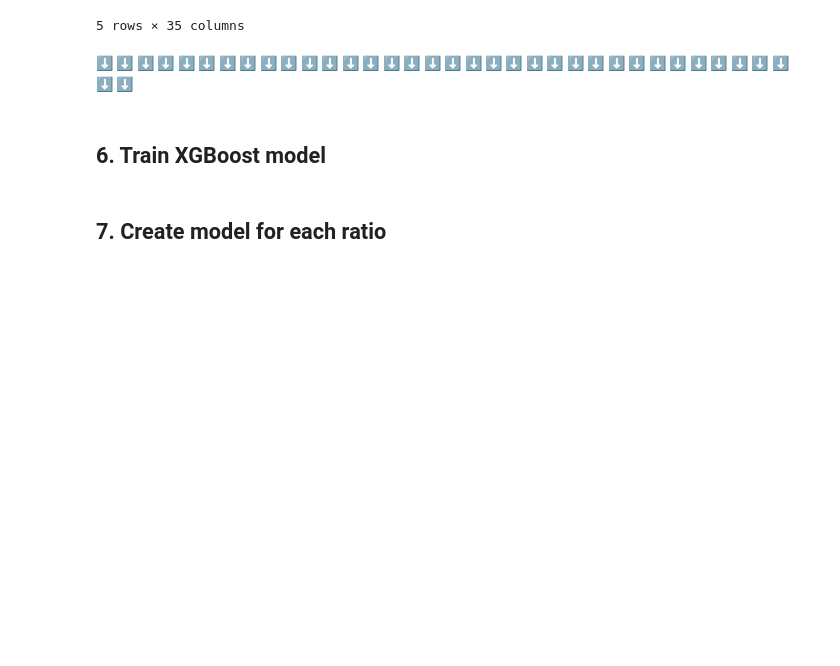
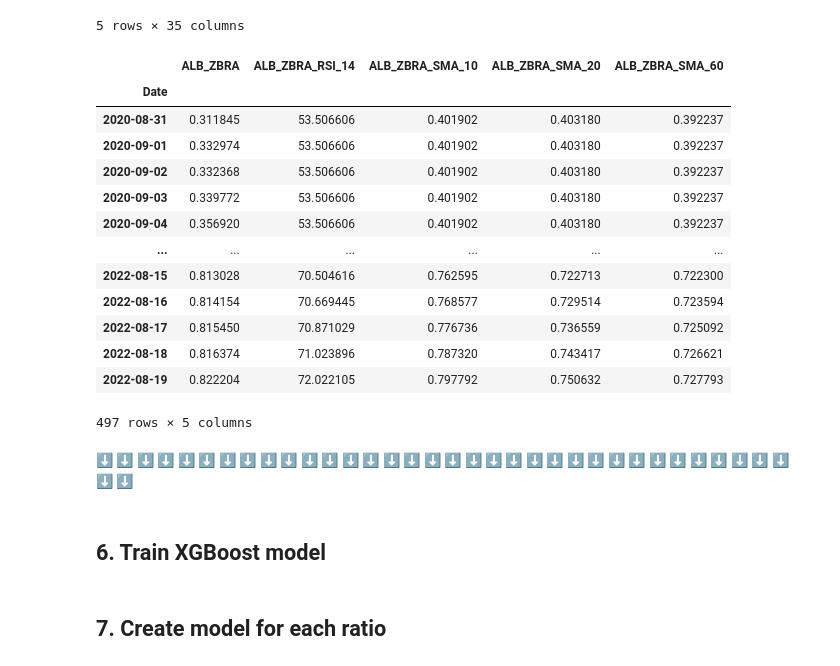
Before and after one commit to greengamma/long-short-trade-ideas-generator, a Jupyter notebook: notebooks/xg_model-3.ipynb, the cells around one changed output. Drawn from its saved outputs; the diff is of its cells as text; code cells hidden in the pictures; blank space fills up the shorter version.

```diff
--- a/notebooks/xg_model-3.ipynb
+++ b/notebooks/xg_model-3.ipynb
@@ -112,6 +112,22 @@ sorted_df.head()
 # %%
 # for testing, we just extract one ratio
 #one_ratio_df = sorted_df.iloc[:, :5]
+sorted_df.iloc[:, :5]
+# %% [output]
+|  | ALB_ZBRA | ALB_ZBRA_RSI_14 | ALB_ZBRA_SMA_10 | ALB_ZBRA_SMA_20 | ALB_ZBRA_SMA_60 |
+| Date |  |  |  |  |  |
+| 2020-08-31 | 0.311845 | 53.506606 | 0.401902 | 0.403180 | 0.392237 |
+| 2020-09-01 | 0.332974 | 53.506606 | 0.401902 | 0.403180 | 0.392237 |
+| 2020-09-02 | 0.332368 | 53.506606 | 0.401902 | 0.403180 | 0.392237 |
+| 2020-09-03 | 0.339772 | 53.506606 | 0.401902 | 0.403180 | 0.392237 |
+| 2020-09-04 | 0.356920 | 53.506606 | 0.401902 | 0.403180 | 0.392237 |
+| ... | ... | ... | ... | ... | ... |
+| 2022-08-15 | 0.813028 | 70.504616 | 0.762595 | 0.722713 | 0.722300 |
+| 2022-08-16 | 0.814154 | 70.669445 | 0.768577 | 0.729514 | 0.723594 |
+| 2022-08-17 | 0.815450 | 70.871029 | 0.776736 | 0.736559 | 0.725092 |
+| 2022-08-18 | 0.816374 | 71.023896 | 0.787320 | 0.743417 | 0.726621 |
+| 2022-08-19 | 0.822204 | 72.022105 | 0.797792 | 0.750632 | 0.727793 |
+497 rows × 5 columns
 # %%
 def prophet_features(df, horizon=95):
     temp_df = df.reset_index()
```
Also changed, not shown: parts of 3 cells of this notebook.
